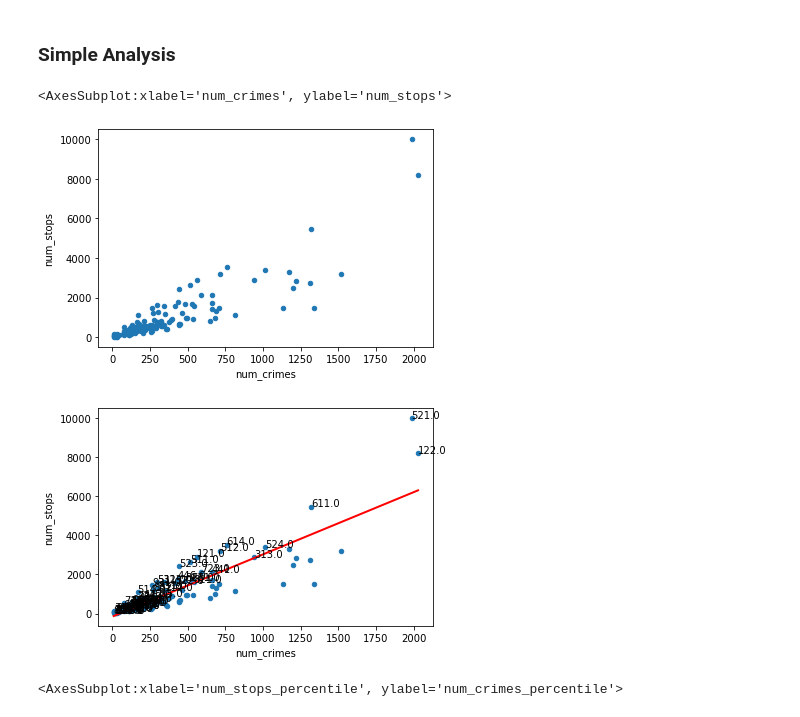
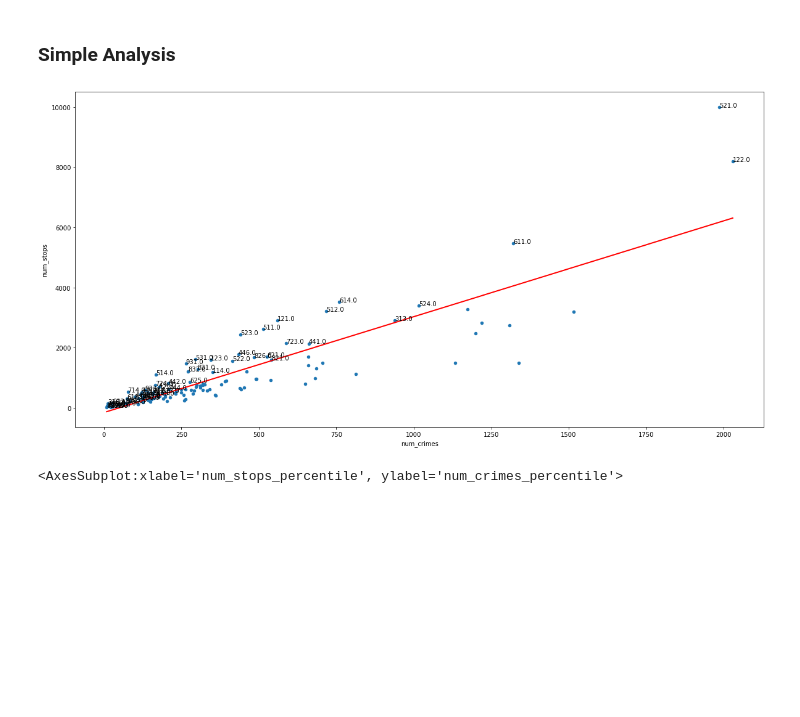
Before and after one commit to aldabbagh/DPI617, a Jupyter notebook: starter.ipynb, the cells around one changed output. Drawn from its saved outputs; the diff is of its cells as text; code cells hidden in the pictures; blank space fills up the shorter version.

```diff
--- a/starter.ipynb
+++ b/starter.ipynb
@@ -224,12 +224,6 @@ model1_data['num_crimes_percentile'] = model1_data['num_crimes'].rank(pct=True)
 
 # create a new column that converst num_stops to percentiles
 model1_data['num_stops_percentile'] = model1_data['num_stops'].rank(pct=True)
-# %%
-# plot a scatter plot of num_stops and num_crimes
-model1_data.plot.scatter(x='num_crimes', y='num_stops')
-# %% [output]
-<AxesSubplot:xlabel='num_crimes', ylabel='num_stops'>
-[figure, removed]
 # %%
 import numpy as np
 import pandas as pd
@@ -256,11 +250,14 @@ for index, row in model1_data.iterrows():
     if row['num_stops'] > predicted_stops:
         ax.annotate(row['beat'], (row['num_crimes'], row['num_stops']))
         above_average_beats.append(row['beat'])
 
+#set plot size
+plt.rcParams['figure.figsize'] = [30, 15]
+
 # Show the plot
 plt.show()
 # %% [output]
-[figure, old version]
+[figure, new version]
 # %%
 # plot a scatter plot of num_stops_percentile and num_crimes_percentile
 model1_data.plot.scatter(x='num_stops_percentile', y='num_crimes_percentile')
```
Also changed, not shown: parts of 4 cells of this notebook.
